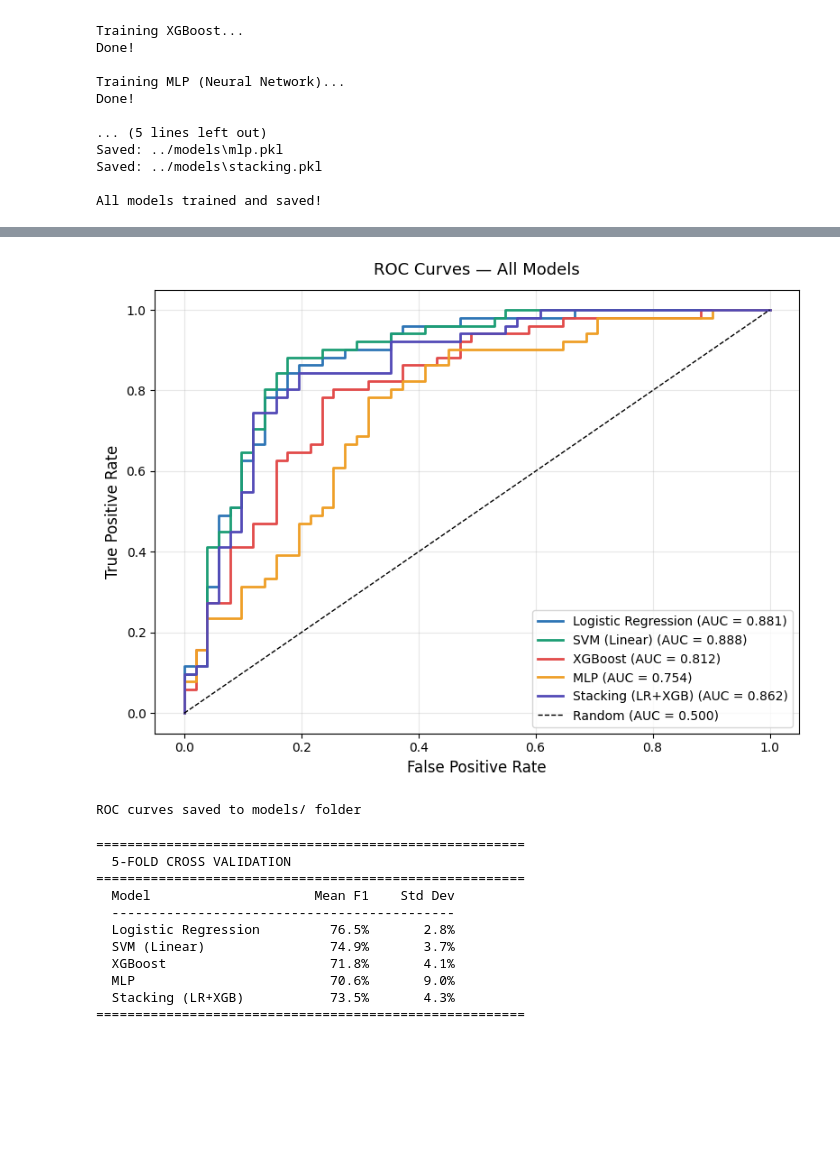
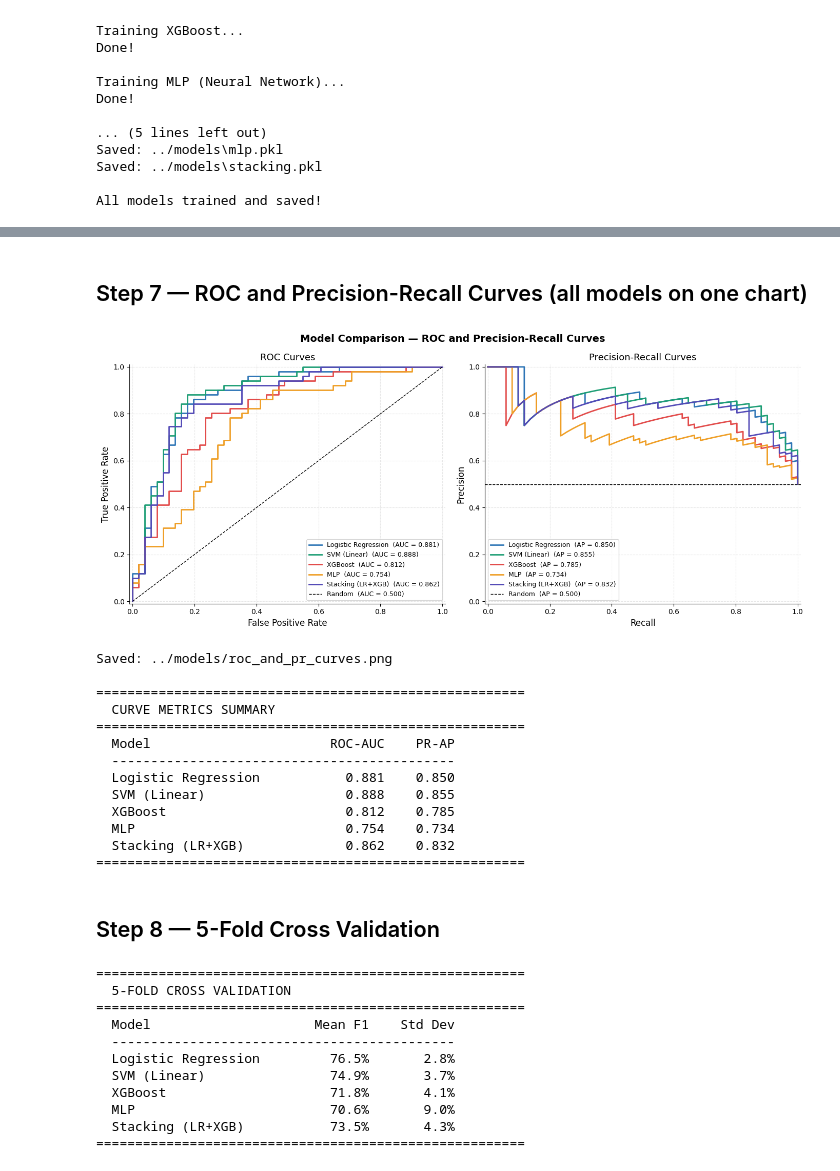
Before and after one commit to NeerajSh-16/adhd_project, a Jupyter notebook: notebooks/02_model_training.ipynb, the cells around one changed output, grey strips where cells are left out. Drawn from its saved outputs; the diff is of its cells as text; code cells hidden in the pictures; blank space fills up the shorter version.

Commit message:
added a comparison table before and after feature selection, and comparitive graphs for all algos ROC, PR

```diff
--- a/notebooks/02_model_training .ipynb
+++ b/notebooks/02_model_training.ipynb
@@ -61,15 +55,3 @@ Testing set  : 102 rows
   Imbalance ratio   : 1.020
   Status: BALANCED — no handling needed
 =============================================
-# %%
-from feature_engineering import (build_feature_matrix,
-                                  check_class_imbalance,
-                                  apply_feature_selection)
-from model import split_data
-
-X, vectorizer = build_feature_matrix(df)
-y = df['target'].values
-
-X_train, X_test, y_train, y_test = split_data(X, y)
-
-is_imbalanced = check_class_imbalance(y_train)
@@ -239,10 +273,26 @@ ADHD Positive       0.86      0.75      0.80        51
+# %% [markdown]
+## Step 7 — ROC and Precision-Recall Curves (all models on one chart)
 # %%
-from evaluate import plot_roc_curves
+from evaluate import plot_roc_and_pr_curves
 
-plot_roc_curves(all_models, X_test_sel, y_test)
+plot_roc_and_pr_curves(all_models, X_test_sel, y_test)
 # %% [output]
-[figure, old version]
+[figure, new version]
-ROC curves saved to models/ folder
+Saved: ../models/roc_and_pr_curves.png
+
+=======================================================
+  CURVE METRICS SUMMARY
+=======================================================
+  Model                       ROC-AUC    PR-AP
+  --------------------------------------------
+  Logistic Regression           0.881    0.850
+  SVM (Linear)                  0.888    0.855
+  XGBoost                       0.812    0.785
+  MLP                           0.754    0.734
+  Stacking (LR+XGB)             0.862    0.832
+=======================================================
+# %% [markdown]
+## Step 8 — 5-Fold Cross Validation
 # %%
 from evaluate import cross_validate_all
 
```
Also changed, not shown: parts of 15 cells of this notebook, 4 other files.
